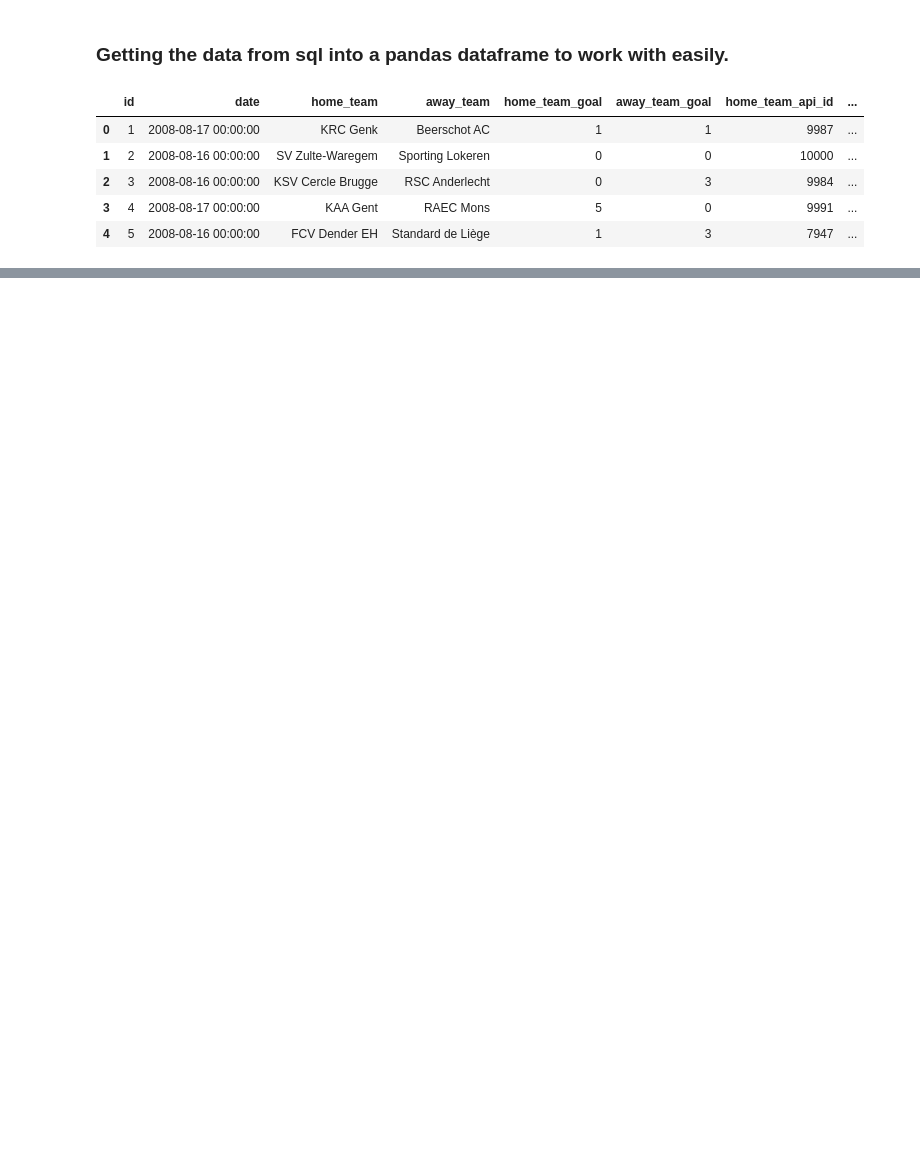
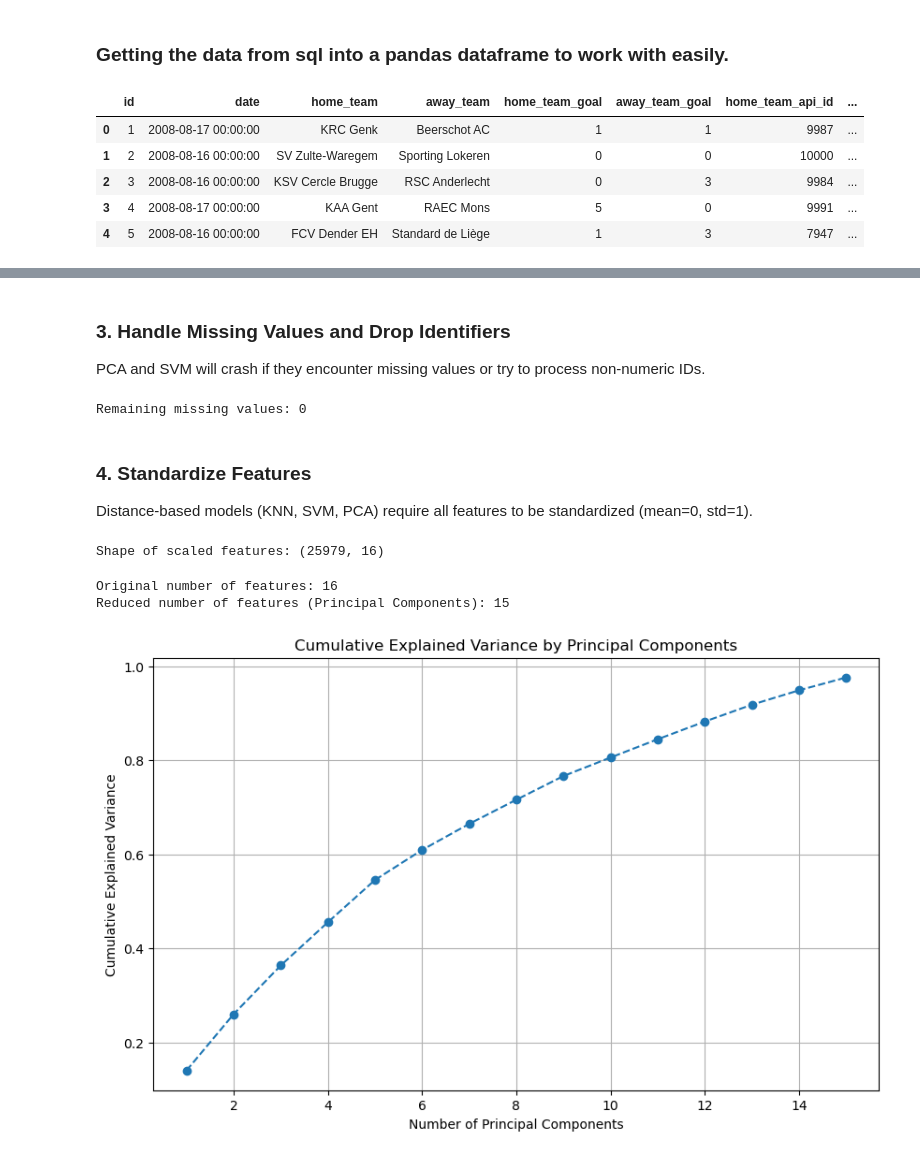
Before and after one commit to Ramireedgar/CSC4850_GroupPoject, a Jupyter notebook: pre-processing/pre-process.ipynb, the cells around one changed output, grey strips where cells are left out. Cells and saved outputs as stored; diff of their text form; code cells hidden in the pictures; blank space fills up the shorter version.

Commit message:
finished up pre process started pca and added explination

```diff
--- a/pre-processing/pre-process.ipynb
+++ b/pre-processing/pre-process.ipynb
@@ -35,0 +89,56 @@ matches.head()
+# %% [markdown]
+### 3. Handle Missing Values and Drop Identifiers
+PCA and SVM will crash if they encounter missing values or try to process non-numeric IDs.
+# %%
+# Keep only numerical columns for modeling
+numeric_cols = matches.select_dtypes(include=[np.number]).columns.tolist()
+df_numeric = matches[numeric_cols].copy()
+
+# Drop identifiers and goals (since we don't know goals before a match starts!)
+cols_to_drop = ['id', 'home_team_goal', 'away_team_goal', 'home_team_api_id', 'away_team_api_id']
+cols_to_drop.extend([col for col in df_numeric.columns if 'id' in col]) # drop other nested IDs
+df_numeric = df_numeric.drop(columns=[c for c in cols_to_drop if c in df_numeric.columns], errors='ignore')
+
+# Impute missing values with the median of the column
+df_clean = df_numeric.fillna(df_numeric.median())
+print("Remaining missing values:", df_clean.isna().sum().sum())
+# %% [output]
+Remaining missing values: 0
+# %% [markdown]
+### 4. Standardize Features
+Distance-based models (KNN, SVM, PCA) require all features to be standardized (mean=0, std=1).
+# %%
+# Separate features (X) and target (y)
+X = df_clean.drop('match_outcome', axis=1)
+y = df_clean['match_outcome']
+
+scaler = StandardScaler()
+X_scaled = scaler.fit_transform(X)
+
+# X_scaled is now ready for PCA!
+print("Shape of scaled features:", X_scaled.shape)
+# %% [output]
+Shape of scaled features: (25979, 16)
+# %%
+# 1. Initialize PCA to keep 95% of the variance
+pca = PCA(n_components=0.95)
+
+# 2. Fit and transform the scaled data
+X_pca = pca.fit_transform(X_scaled)
+
+print(f"Original number of features: {X_scaled.shape[1]}")
+print(f"Reduced number of features (Principal Components): {X_pca.shape[1]}")
+
+# 3. Plot the explained variance ratio
+plt.figure(figsize=(10, 6))
+plt.plot(range(1, len(pca.explained_variance_ratio_) + 1),
+         pca.explained_variance_ratio_.cumsum(), marker='o', linestyle='--')
+plt.title('Cumulative Explained Variance by Principal Components')
+plt.xlabel('Number of Principal Components')
+plt.ylabel('Cumulative Explained Variance')
+plt.grid(True)
+plt.show()
+# %% [output]
+Original number of features: 16
+Reduced number of features (Principal Components): 15
+[figure, added]
```
Also changed, not shown: parts of 5 cells of this notebook, 2 other files.
